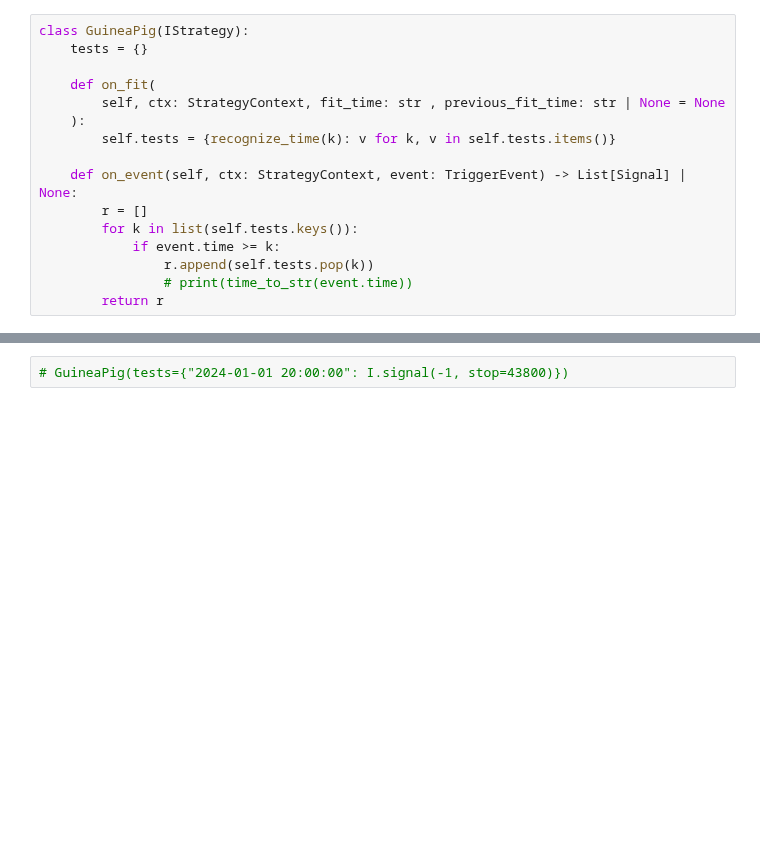
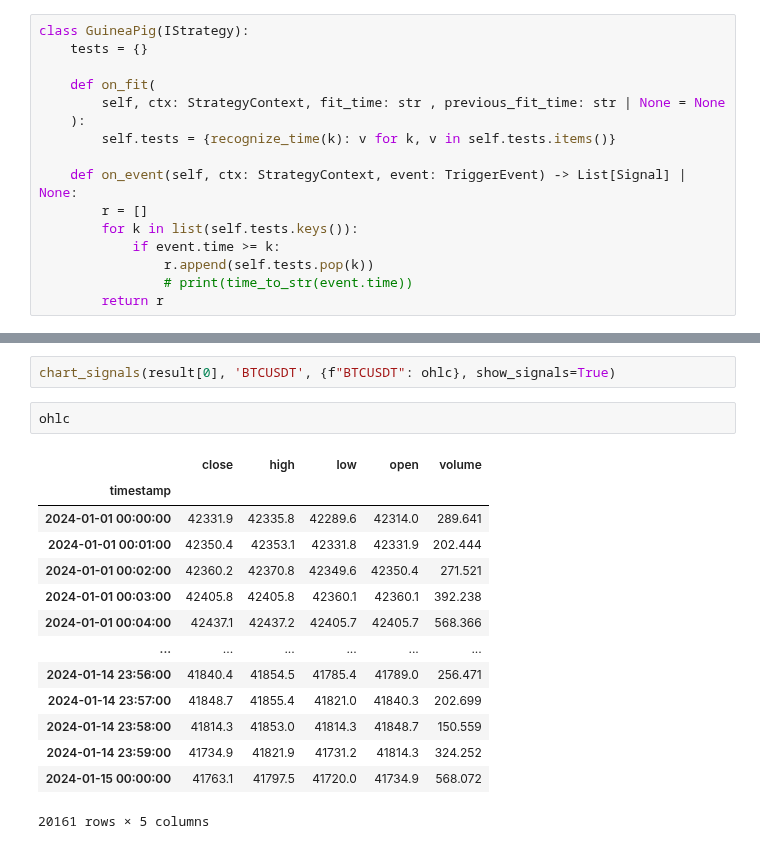
Before and after one commit to dmarienko/Qubx, a Jupyter notebook: experiments/8.0 Stop Orders Simulation.ipynb, the cells around one changed output, grey strips where cells are left out. Saved outputs shown, nothing was run; the diff lists cells and outputs as text; blank space fills up the shorter version.

```diff
--- a/experiments/8.0 Stop Orders Simulation.ipynb
+++ b/experiments/8.0 Stop Orders Simulation.ipynb
@@ -134,2 +146,19 @@ result[0].signals_log
-# %%
-# GuineaPig(tests={"2024-01-01 20:00:00": I.signal(-1, stop=43800)})
+# %%
+chart_signals(result[0], 'BTCUSDT', {f"BTCUSDT": ohlc}, show_signals=True)
+# %%
+ohlc
+# %% [output]
+|  | close | high | low | open | volume |
+| timestamp |  |  |  |  |  |
+| 2024-01-01 00:00:00 | 42331.9 | 42335.8 | 42289.6 | 42314.0 | 289.641 |
+| 2024-01-01 00:01:00 | 42350.4 | 42353.1 | 42331.8 | 42331.9 | 202.444 |
+| 2024-01-01 00:02:00 | 42360.2 | 42370.8 | 42349.6 | 42350.4 | 271.521 |
+| 2024-01-01 00:03:00 | 42405.8 | 42405.8 | 42360.1 | 42360.1 | 392.238 |
+| 2024-01-01 00:04:00 | 42437.1 | 42437.2 | 42405.7 | 42405.7 | 568.366 |
+| ... | ... | ... | ... | ... | ... |
+| 2024-01-14 23:56:00 | 41840.4 | 41854.5 | 41785.4 | 41789.0 | 256.471 |
+| 2024-01-14 23:57:00 | 41848.7 | 41855.4 | 41821.0 | 41840.3 | 202.699 |
+| 2024-01-14 23:58:00 | 41814.3 | 41853.0 | 41814.3 | 41848.7 | 150.559 |
+| 2024-01-14 23:59:00 | 41734.9 | 41821.9 | 41731.2 | 41814.3 | 324.252 |
+| 2024-01-15 00:00:00 | 41763.1 | 41797.5 | 41720.0 | 41734.9 | 568.072 |
+20161 rows × 5 columns
```
Also changed, not shown: parts of 5 cells of this notebook, 6 other files.
